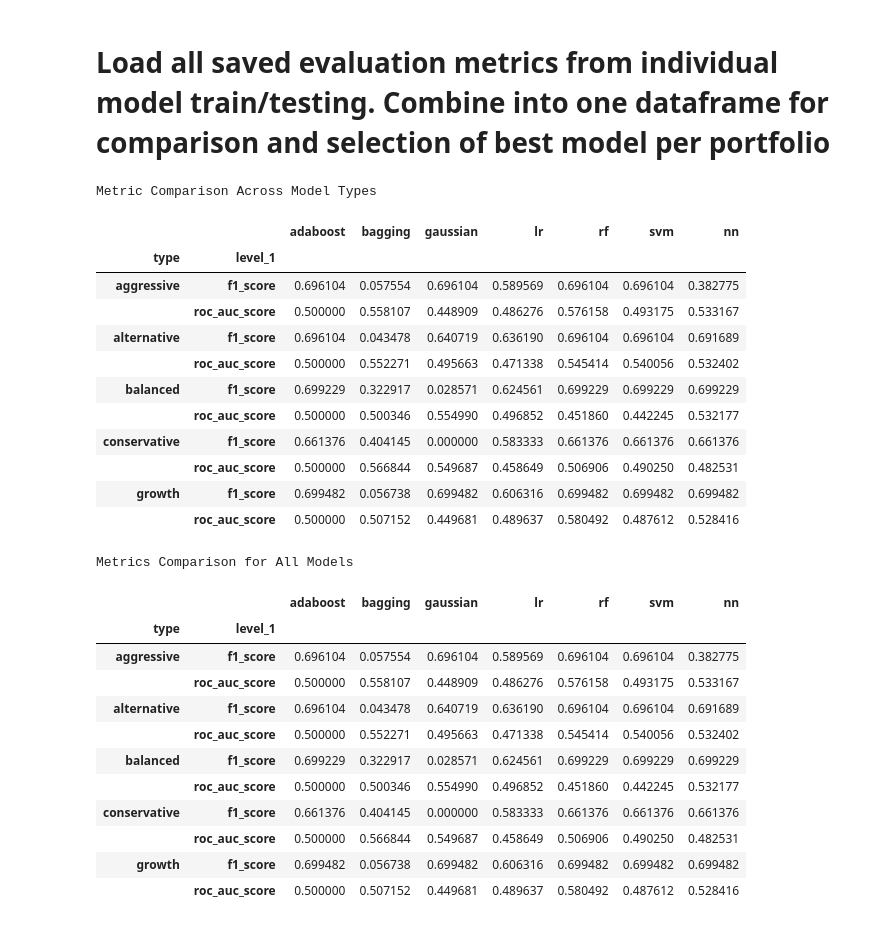
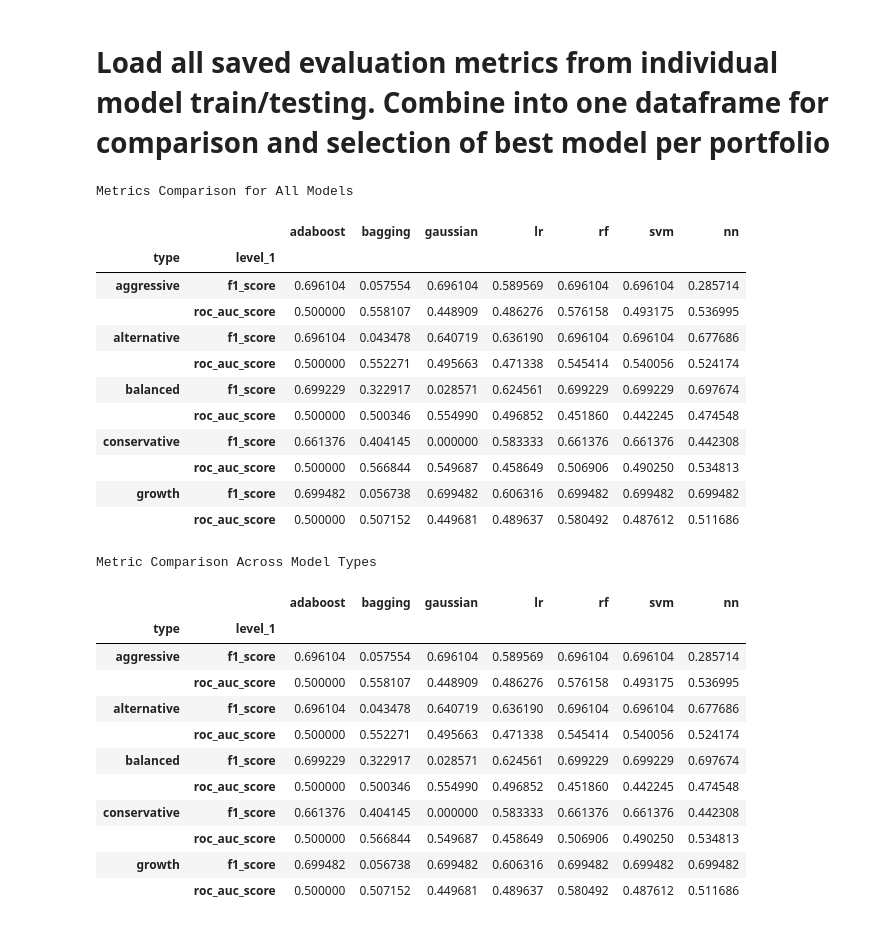
Before and after one commit to tlchampion/mwp_algorithmic_trading, a Jupyter notebook: modeling/metric_comparisons.ipynb, the cells around one changed output. Cells and saved outputs as stored; diff of their text form; code cells hidden in the pictures.

```diff
--- a/modeling/metric_comparisons.ipynb
+++ b/modeling/metric_comparisons.ipynb
@@ -68,40 +68,36 @@ nn.columns=['nn']
 # metrics = pd.concat([bagging,centroid, gaussian, logistic_regression, random_forest, svm], axis=1)
 metrics = pd.concat([adaboost, bagging, gaussian, logistic_regression, random_forest, svm, nn], axis=1)
 # %%
-
-cm = sns.light_palette("blue", as_cmap=True)
+display(metrics.style.highlight_max(color='lightblue', axis = 1).set_caption("Metrics Comparison for All Models"))
 
 
 
-metrics.style.background_gradient(cmap=cm, axis=1).set_caption("Metric Comparison Across Model Types")
+
+metrics.style.background_gradient(axis=1).set_caption("Metric Comparison Across Model Types")
 # %% [output]
-Metric Comparison Across Model Types
+Metrics Comparison for All Models
 |  |  | adaboost | bagging | gaussian | lr | rf | svm | nn |
 | type | level_1 |  |  |  |  |  |  |  |
-| aggressive | f1_score | 0.696104 | 0.057554 | 0.696104 | 0.589569 | 0.696104 | 0.696104 | 0.382775 |
-|  | roc_auc_score | 0.500000 | 0.558107 | 0.448909 | 0.486276 | 0.576158 | 0.493175 | 0.533167 |
-| alternative | f1_score | 0.696104 | 0.043478 | 0.640719 | 0.636190 | 0.696104 | 0.696104 | 0.691689 |
-|  | roc_auc_score | 0.500000 | 0.552271 | 0.495663 | 0.471338 | 0.545414 | 0.540056 | 0.532402 |
-| balanced | f1_score | 0.699229 | 0.322917 | 0.028571 | 0.624561 | 0.699229 | 0.699229 | 0.699229 |
-|  | roc_auc_score | 0.500000 | 0.500346 | 0.554990 | 0.496852 | 0.451860 | 0.442245 | 0.532177 |
-| conservative | f1_score | 0.661376 | 0.404145 | 0.000000 | 0.583333 | 0.661376 | 0.661376 | 0.661376 |
-|  | roc_auc_score | 0.500000 | 0.566844 | 0.549687 | 0.458649 | 0.506906 | 0.490250 | 0.482531 |
+| aggressive | f1_score | 0.696104 | 0.057554 | 0.696104 | 0.589569 | 0.696104 | 0.696104 | 0.285714 |
+|  | roc_auc_score | 0.500000 | 0.558107 | 0.448909 | 0.486276 | 0.576158 | 0.493175 | 0.536995 |
+| alternative | f1_score | 0.696104 | 0.043478 | 0.640719 | 0.636190 | 0.696104 | 0.696104 | 0.677686 |
+|  | roc_auc_score | 0.500000 | 0.552271 | 0.495663 | 0.471338 | 0.545414 | 0.540056 | 0.524174 |
+| balanced | f1_score | 0.699229 | 0.322917 | 0.028571 | 0.624561 | 0.699229 | 0.699229 | 0.697674 |
+|  | roc_auc_score | 0.500000 | 0.500346 | 0.554990 | 0.496852 | 0.451860 | 0.442245 | 0.474548 |
+| conservative | f1_score | 0.661376 | 0.404145 | 0.000000 | 0.583333 | 0.661376 | 0.661376 | 0.442308 |
+|  | roc_auc_score | 0.500000 | 0.566844 | 0.549687 | 0.458649 | 0.506906 | 0.490250 | 0.534813 |
 | growth | f1_score | 0.699482 | 0.056738 | 0.699482 | 0.606316 | 0.699482 | 0.699482 | 0.699482 |
-|  | roc_auc_score | 0.500000 | 0.507152 | 0.449681 | 0.489637 | 0.580492 | 0.487612 | 0.528416 |
+|  | roc_auc_score | 0.500000 | 0.507152 | 0.449681 | 0.489637 | 0.580492 | 0.487612 | 0.511686 |
+Metric Comparison Across Model Types
+|  |  | adaboost | bagging | gaussian | lr | rf | svm | nn |
+| type | level_1 |  |  |  |  |  |  |  |
+| aggressive | f1_score | 0.696104 | 0.057554 | 0.696104 | 0.589569 | 0.696104 | 0.696104 | 0.285714 |
+|  | roc_auc_score | 0.500000 | 0.558107 | 0.448909 | 0.486276 | 0.576158 | 0.493175 | 0.536995 |
+| alternative | f1_score | 0.696104 | 0.043478 | 0.640719 | 0.636190 | 0.696104 | 0.696104 | 0.677686 |
+|  | roc_auc_score | 0.500000 | 0.552271 | 0.495663 | 0.471338 | 0.545414 | 0.540056 | 0.524174 |
+| balanced | f1_score | 0.699229 | 0.322917 | 0.028571 | 0.624561 | 0.699229 | 0.699229 | 0.697674 |
+|  | roc_auc_score | 0.500000 | 0.500346 | 0.554990 | 0.496852 | 0.451860 | 0.442245 | 0.474548 |
+| conservative | f1_score | 0.661376 | 0.404145 | 0.000000 | 0.583333 | 0.661376 | 0.661376 | 0.442308 |
+|  | roc_auc_score | 0.500000 | 0.566844 | 0.549687 | 0.458649 | 0.506906 | 0.490250 | 0.534813 |
+| growth | f1_score | 0.699482 | 0.056738 | 0.699482 | 0.606316 | 0.699482 | 0.699482 | 0.699482 |
+|  | roc_auc_score | 0.500000 | 0.507152 | 0.449681 | 0.489637 | 0.580492 | 0.487612 | 0.511686 |
-# %%
-
-metrics.style.highlight_max(color='lightblue', axis = 1).set_caption("Metrics Comparison for All Models")
-# %% [output]
-Metrics Comparison for All Models
-|  |  | adaboost | bagging | gaussian | lr | rf | svm | nn |
-| type | level_1 |  |  |  |  |  |  |  |
-| aggressive | f1_score | 0.696104 | 0.057554 | 0.696104 | 0.589569 | 0.696104 | 0.696104 | 0.382775 |
-|  | roc_auc_score | 0.500000 | 0.558107 | 0.448909 | 0.486276 | 0.576158 | 0.493175 | 0.533167 |
-| alternative | f1_score | 0.696104 | 0.043478 | 0.640719 | 0.636190 | 0.696104 | 0.696104 | 0.691689 |
-|  | roc_auc_score | 0.500000 | 0.552271 | 0.495663 | 0.471338 | 0.545414 | 0.540056 | 0.532402 |
-| balanced | f1_score | 0.699229 | 0.322917 | 0.028571 | 0.624561 | 0.699229 | 0.699229 | 0.699229 |
-|  | roc_auc_score | 0.500000 | 0.500346 | 0.554990 | 0.496852 | 0.451860 | 0.442245 | 0.532177 |
-| conservative | f1_score | 0.661376 | 0.404145 | 0.000000 | 0.583333 | 0.661376 | 0.661376 | 0.661376 |
-|  | roc_auc_score | 0.500000 | 0.566844 | 0.549687 | 0.458649 | 0.506906 | 0.490250 | 0.482531 |
-| growth | f1_score | 0.699482 | 0.056738 | 0.699482 | 0.606316 | 0.699482 | 0.699482 | 0.699482 |
-|  | roc_auc_score | 0.500000 | 0.507152 | 0.449681 | 0.489637 | 0.580492 | 0.487612 | 0.528416 |
```
Also changed, not shown: 17 other files.
